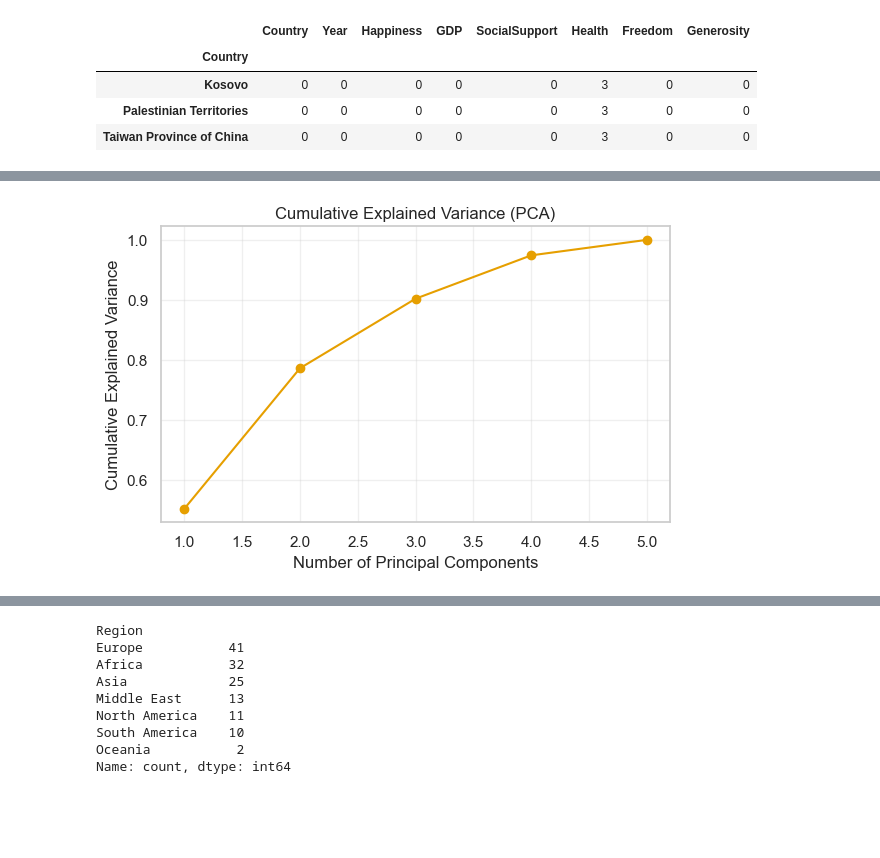
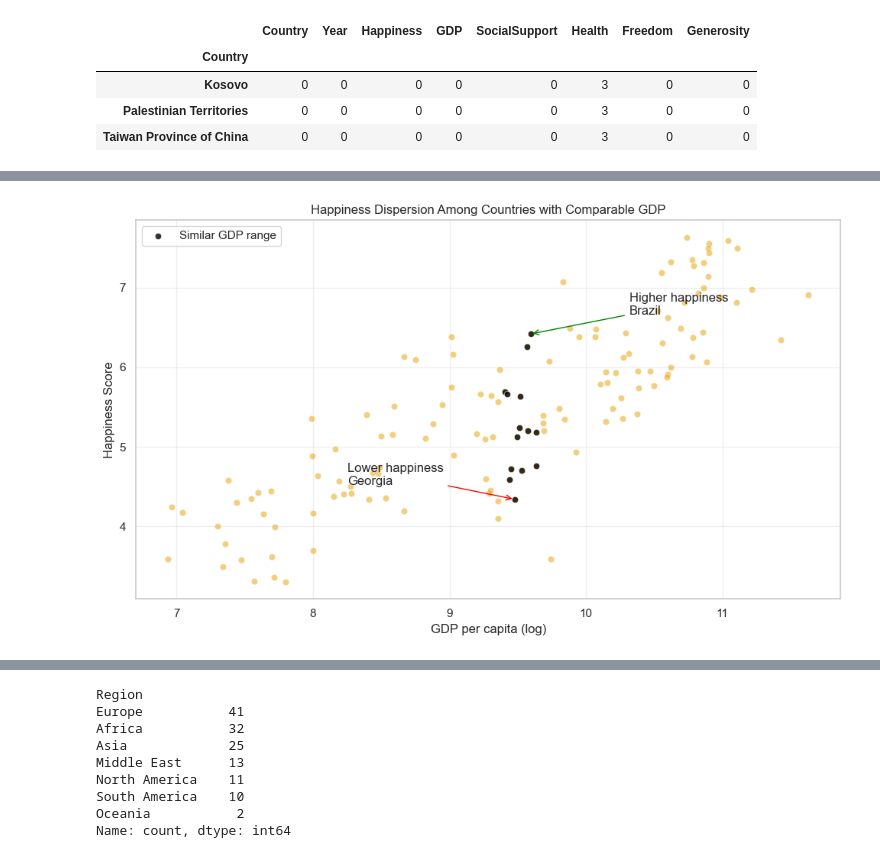
Before and after one commit to baxasd/DVCW, a Jupyter notebook: Z22590018.ipynb, the cells around one changed output, grey strips where cells are left out. Saved outputs shown, nothing was run; the diff lists cells and outputs as text; code cells hidden in the pictures; blank space fills up the shorter version.

```diff
--- a/Z22590018.ipynb
+++ b/Z22590018.ipynb
@@ -253,5 +244,5 @@ Univariate exploration examines each variable independently in order to understa
 # %%
-# Define Cols for analysis
+# Univariate distributions
 univariate_cols = [
     "Happiness",
     "GDP",
@@ -260,13 +251,15 @@ univariate_cols = [
     "Freedom",
     "Generosity"]
 
-# Create plot
+# Country-level averaging 3-year window. For EDA and further analysis
+df_country = (df_balanced.groupby(["Country"], as_index=False)[univariate_cols].mean())
+
 fig, axes = plt.subplots(2, 3, figsize=(12, 6))
 axes = axes.flatten()
 
 for ax, col in zip(axes, univariate_cols):
     sns.histplot(
-        df_balanced[col],
+        df_country[col],
         bins=20,
         ax=ax
     )
@@ -275,9 +268,8 @@ for ax, col in zip(axes, univariate_cols):
     ax.set_ylabel("Countries")
     ax.grid(True, axis="y", alpha=0.3)
 
-# Finalize
 plt.suptitle("Univariate Distributions of Core Happiness Indicators")
 plt.tight_layout()
-plt.savefig(f"assets/eda/univariate_distribution.png", dpi=300, bbox_inches="tight")
+plt.savefig("assets/eda/univariate_distribution.png", dpi=300, bbox_inches="tight")
 plt.show()
 # %% [output]
@@ -360,50 +360,50 @@ The observed dispersion and non-linearity across indicators indicate that struct
 
 Multivariate analysis is used to examine how multiple indicators jointly relate to national happiness and to each other. Unlike bivariate exploration, which considers variables in isolation, this stage focuses on the combined structure of economic, social, and institutional factors.
 # %%
-# Define features
-features = [
-    "GDP",
-    "SocialSupport",
-    "Health",
-    "Freedom",
-    "Generosity"
-]
+# Select countries with similar GDP (middle 10% band)
+gdp_low = df_country['GDP'].quantile(0.45)
+gdp_high = df_country['GDP'].quantile(0.55)
 
-# PCA-specific clean subset (listwise deletion)
-df_pca = df_balanced[features].dropna()
+similar_gdp = df_country[(df_country['GDP'] >= gdp_low) & (df_country['GDP'] <= gdp_high)]
 
-# Standardise features
-scaler = StandardScaler()
-X_scaled = scaler.fit_transform(df_pca)
+# Identify highest and lowest happiness within this GDP band
+high_happy = similar_gdp.nlargest(1, 'Happiness')
+low_happy = similar_gdp.nsmallest(1, 'Happiness')
 
-# Fit PCA
-pca = PCA()
-X_pca = pca.fit_transform(X_scaled)
+# Plot
+fig, ax = plt.subplots(figsize=(10, 6))
 
-# Explained variance
-explained_variance = pca.explained_variance_ratio_
+sns.scatterplot(data=df_country, x='GDP', y='Happiness', ax=ax, alpha=0.5)
 
-# Plot cumulative explained variance
-plt.figure(figsize=(6, 4))
-plt.plot(
-    range(1, len(explained_variance) + 1),
-    explained_variance.cumsum(),
-    marker="o"
+# Highlight similar-GDP band
+sns.scatterplot(data=similar_gdp, x='GDP', y='Happiness', ax=ax, color='black', alpha=0.8, label='Similar GDP range')
+
+# Annotate extremes within similar GDP
+ax.annotate(
+    f"Higher happiness\n{high_happy['Country'].iloc[0]}",
+    xy=(high_happy['GDP'].iloc[0], high_happy['Happiness'].iloc[0]),
+    xytext=(0.7, 0.75),
+    textcoords='axes fraction',
+    arrowprops=dict(arrowstyle="->", color='green')
 )
-plt.xlabel("Number of Principal Components")
-plt.ylabel("Cumulative Explained Variance")
-plt.title("Cumulative Explained Variance (PCA)")
-plt.grid(True, alpha=0.3)
+
+ax.annotate(
+    f"Lower happiness\n{low_happy['Country'].iloc[0]}",
+    xy=(low_happy['GDP'].iloc[0], low_happy['Happiness'].iloc[0]),
+    xytext=(0.3, 0.3),
+    textcoords='axes fraction',
+    arrowprops=dict(arrowstyle="->", color='red'))
+
+# ------------------------------------------------------------
+# Labels & styling
+# ------------------------------------------------------------
+ax.set_title("Happiness Dispersion Among Countries with Comparable GDP")
+ax.set_xlabel("GDP per capita (log)")
+ax.set_ylabel("Happiness Score")
+ax.grid(True, alpha=0.3)
+
+plt.legend()
 plt.tight_layout()
 plt.show()
-
-# PCA Loadings (component interpretation)
-loadings = pd.DataFrame(
-    pca.components_.T,
-    index=features,
-    columns=[f"PC{i+1}" for i in range(len(features))]
-)
-
-loadings
 # %% [output]
-[figure, old version]
+[figure, new version]
```
Also changed, not shown: parts of 36 cells of this notebook, 26 other files.
